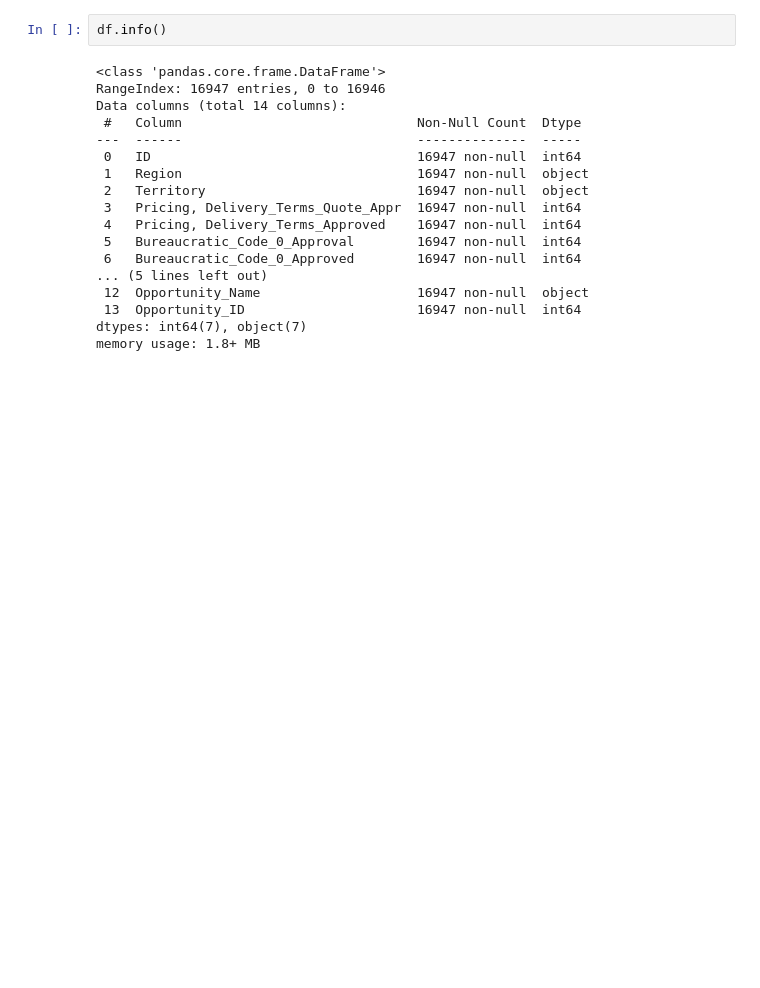
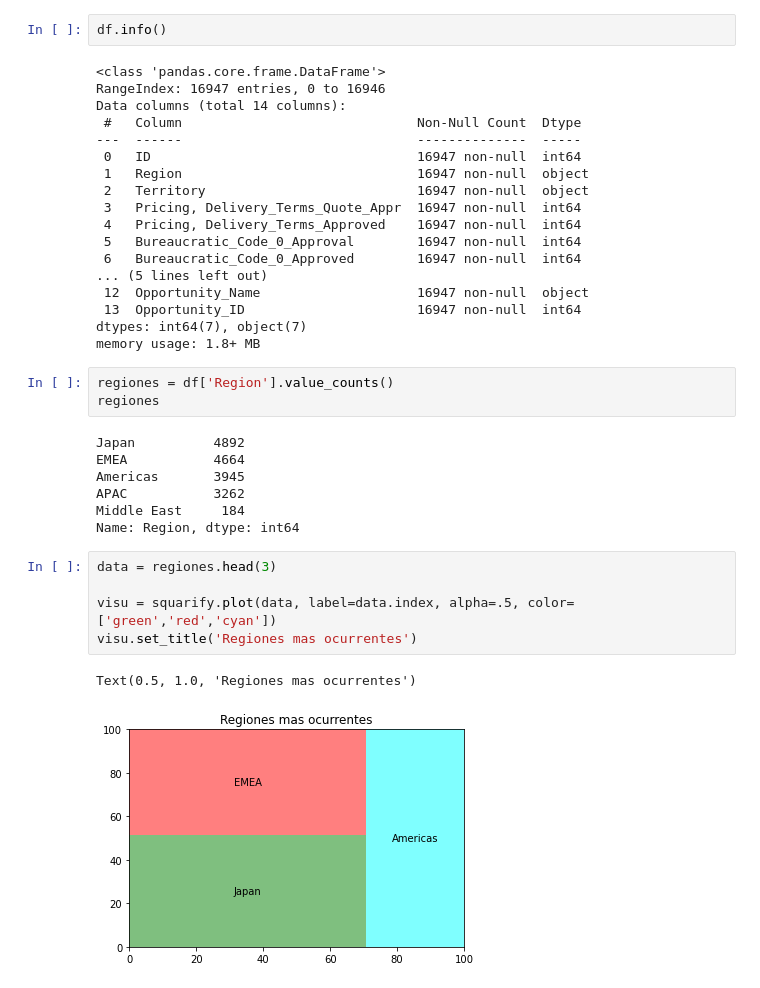
Before and after one commit to fede-alt/datos_2c2020_tp1, a Jupyter notebook: Pruebas/Pruebas_Art.ipynb, the cells around one changed output. Drawn from its saved outputs; the diff is of its cells as text; blank space fills up the shorter version.

```diff
--- a/Pruebas/Pruebas_Art.ipynb
+++ b/Pruebas/Pruebas_Art.ipynb
@@ -52,3 +56,21 @@ Data columns (total 14 columns):
  13  Opportunity_ID                      16947 non-null  int64
 dtypes: int64(7), object(7)
 memory usage: 1.8+ MB
+# %%
+regiones = df['Region'].value_counts()
+regiones
+# %% [output]
+Japan          4892
+EMEA           4664
+Americas       3945
+APAC           3262
+Middle East     184
+Name: Region, dtype: int64
+# %%
+data = regiones.head(3)
+
+visu = squarify.plot(data, label=data.index, alpha=.5, color=['green','red','cyan'])
+visu.set_title('Regiones mas ocurrentes')
+# %% [output]
+Text(0.5, 1.0, 'Regiones mas ocurrentes')
+[figure, added]
```
Also changed, not shown: parts of 6 cells of this notebook.
